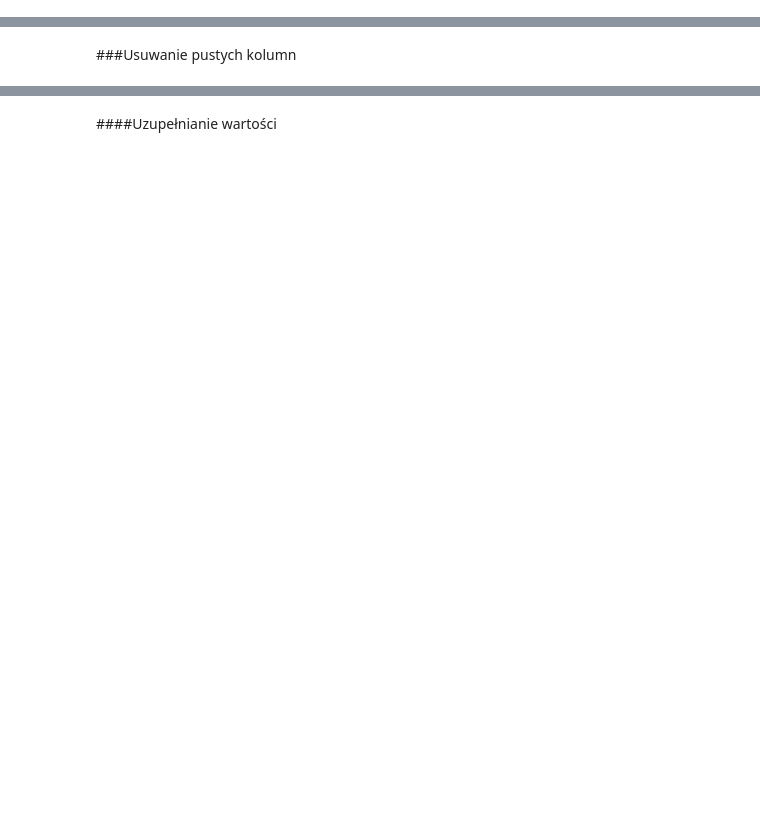
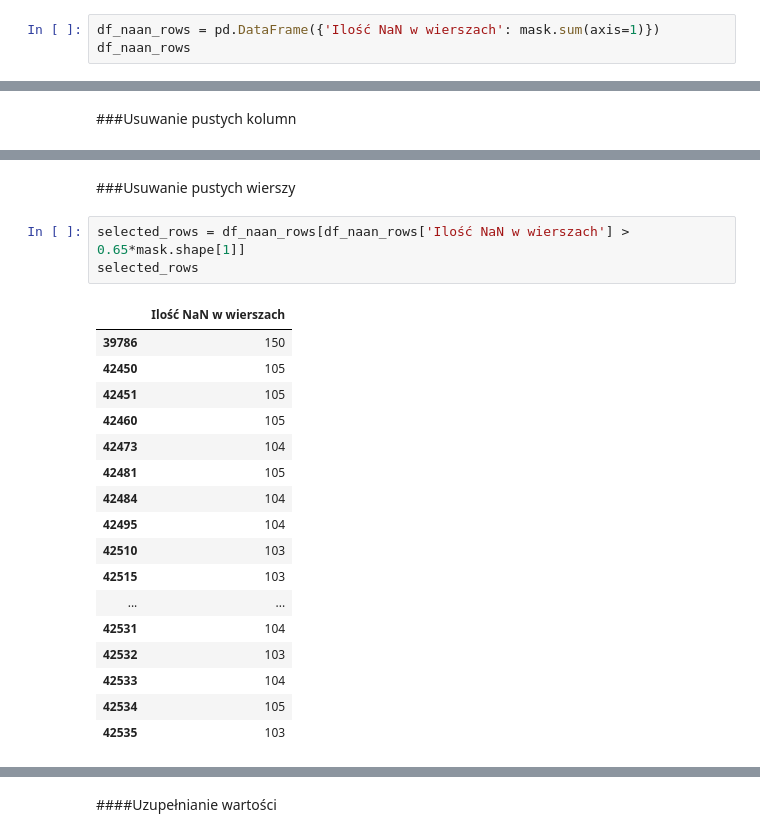
Before and after one commit to Hubert26/machine-learning, a Jupyter notebook: project_Hubert_Szewczyk.ipynb, the cells around one changed output, grey strips where cells are left out. Saved outputs shown, nothing was run; the diff lists cells and outputs as text; blank space fills up the shorter version.

Commit message:
Usuwanie wierszy i kolumn danych

```diff
--- a/project_Hubert_Szewczyk.ipynb
+++ b/project_Hubert_Szewczyk.ipynb
@@ -105,0 +99,3 @@ dict_naan
+# %%
+df_naan_rows = pd.DataFrame({'Ilość NaN w wierszach': mask.sum(axis=1)})
+df_naan_rows
@@ -122,0 +130,23 @@ dict_naan
+# %% [markdown]
+###Usuwanie pustych wierszy
+# %%
+selected_rows = df_naan_rows[df_naan_rows['Ilość NaN w wierszach'] > 0.65*mask.shape[1]]
+selected_rows
+# %% [output]
+|  | Ilość NaN w wierszach |
+| 39786 | 150 |
+| 42450 | 105 |
+| 42451 | 105 |
+| 42460 | 105 |
+| 42473 | 104 |
+| 42481 | 105 |
+| 42484 | 104 |
+| 42495 | 104 |
+| 42510 | 103 |
+| 42515 | 103 |
+| ... | ... |
+| 42531 | 104 |
+| 42532 | 103 |
+| 42533 | 104 |
+| 42534 | 105 |
+| 42535 | 103 |
```
Also changed, not shown: parts of 20 cells of this notebook.
